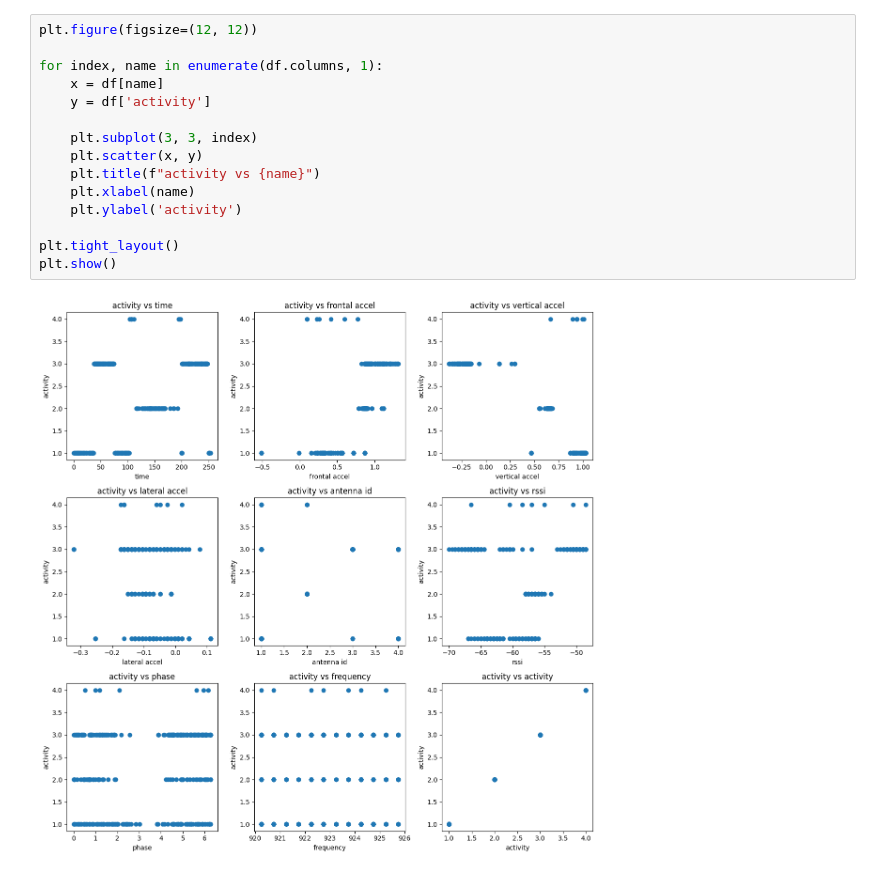
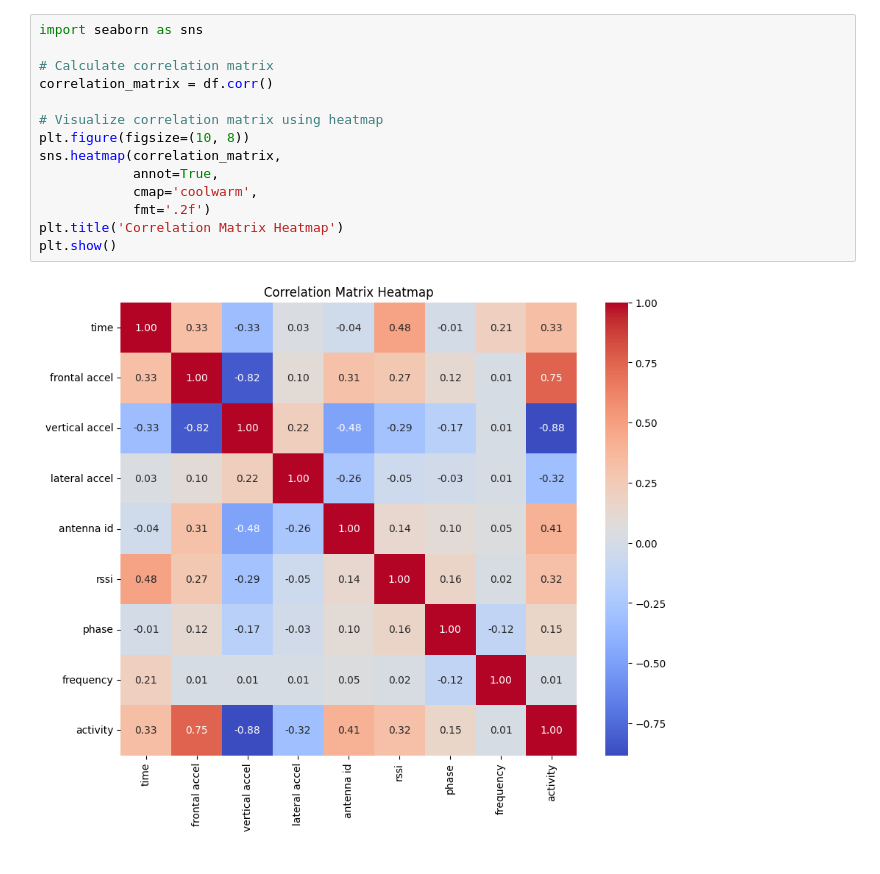
Before and after one commit to sofiacho/ECS171, a Jupyter notebook: notebook.ipynb, the cells around one changed output. Drawn from its saved outputs; the diff is of its cells as text.

```diff
--- a/notebook.ipynb
+++ b/notebook.ipynb
@@ -49,17 +66,16 @@ plt.show()
-# %%
-plt.figure(figsize=(12, 12))
-
-for index, name in enumerate(df.columns, 1):
-    x = df[name]
-    y = df['activity']
-
-    plt.subplot(3, 3, index)
-    plt.scatter(x, y)
-    plt.title(f"activity vs {name}")
-    plt.xlabel(name)
-    plt.ylabel('activity')
-
-plt.tight_layout()
-plt.show()
-# %% [output]
-[figure, removed]
+# %%
+import seaborn as sns
+
+# Calculate correlation matrix
+correlation_matrix = df.corr()
+
+# Visualize correlation matrix using heatmap
+plt.figure(figsize=(10, 8))
+sns.heatmap(correlation_matrix,
+            annot=True,
+            cmap='coolwarm',
+            fmt='.2f')
+plt.title('Correlation Matrix Heatmap')
+plt.show()
+# %% [output]
+[figure, added]
```
Also changed, not shown: parts of 2 cells of this notebook.
